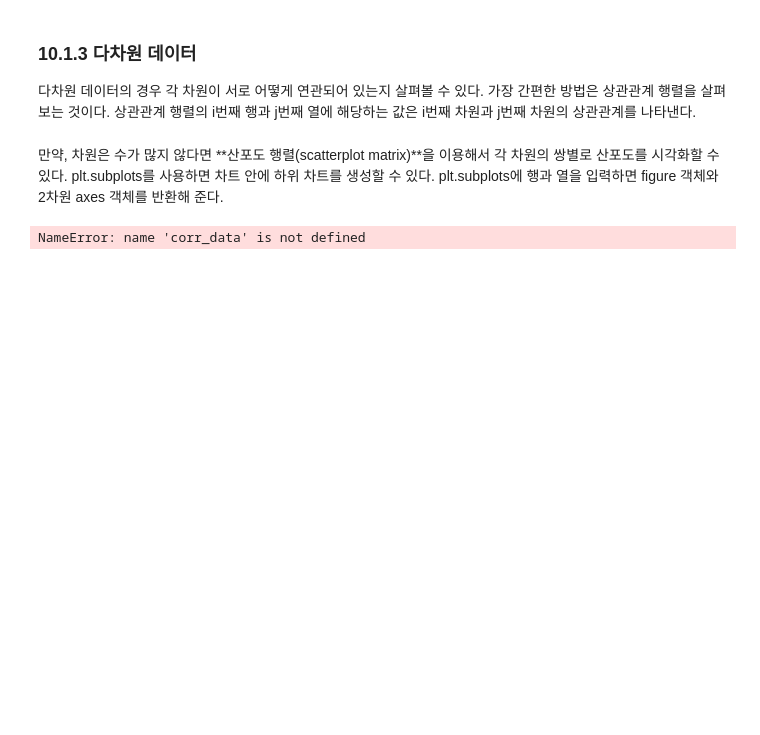
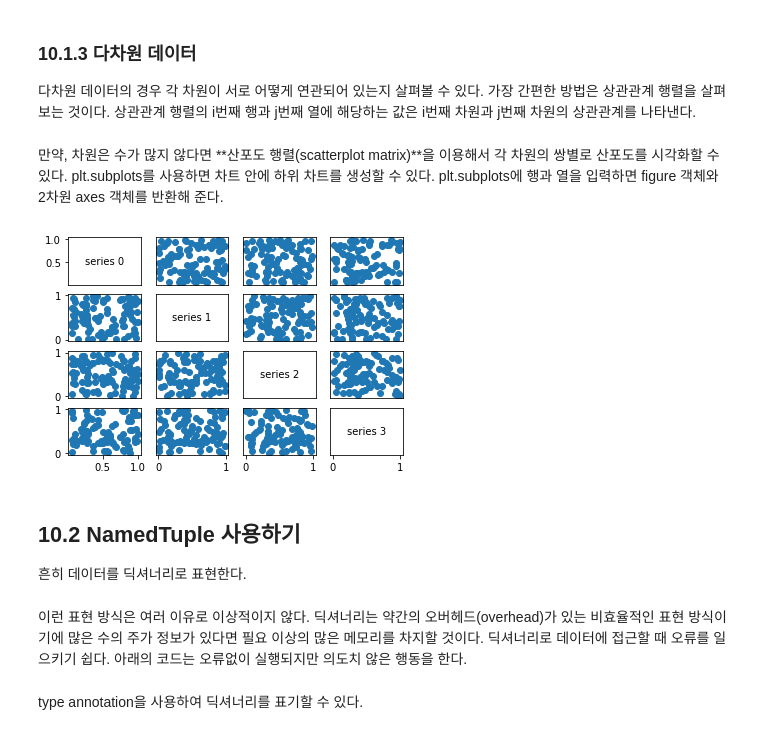
Before and after one commit to mskim94/TIL, a Jupyter notebook: 밑바닥부터 시작하는 데이터 과학/10장. 데이터 다루기.ipynb, the cells around one changed output. Saved outputs shown, nothing was run; the diff lists cells and outputs as text; code cells hidden in the pictures; blank space fills up the shorter version.

```diff
--- a/밑바닥부터 시작하는 데이터 과학/10장. 데이터 다루기.ipynb
+++ b/밑바닥부터 시작하는 데이터 과학/10장. 데이터 다루기.ipynb
@@ -171,21 +171,35 @@ def correlation_matrix(data: List[Vector]) -> Matrix:
 만약, 차원은 수가 많지 않다면 **산포도 행렬(scatterplot matrix)**을 이용해서 각 차원의 쌍별로 산포도를 시각화할 수 있다. plt.subplots를 사용하면 차트 안에 하위 차트를 생성할 수 있다. plt.subplots에 행과 열을 입력하면 figure 객체와 2차원 axes 객체를 반환해 준다.
 # %%
 # corr_data는 100차원 벡터 네 개를 포함하고 있는 리스트다.
+import numpy as np
+import random
+corr_data = [[np.random.random() for i in range(100)] for i in range(4)]
 num_vectors = len(corr_data)
 fig, ax = plt.subplots(num_vectors, num_vectors)
 
 for i in range(num_vectors):
     for j in range(num_vectors):
         # x축은 j번째 열을, y축은 i번째 행을 나타내는 산포도
         if i != j: ax[i][j].scatter(corr_data[j], corr_data[i])
 
         # 만약 i == j, series라는 제목 출력
         else: ax[i][j].annotate("series " + str(i), (0.5, 0.5),
                                xycoords = "axes fraction",
                                ha="center", va="center")
 
         # 왼쪽과 밑에 위치한 치트에만 축 레이블 명시
         if i < num_vectors - 1: ax[i][j].xaxis.set_visible(False)
-        if j
+        if j > 0: ax[i][j].yaxis.set_visible(False)
+
+# 밑에서 가장 오른쪽 그리고 왼쪽 가장 위에 위치한 차트 안에는 문자열만 있기 때문에
+# 축 레이블을 고정
+
+ax[-1][-1].set_xlim(ax[0][-1].get_xlim())
+ax[0][0].set_ylim(ax[0][1].get_ylim())
+
+plt.show()
 # %% [output]
-NameError: name 'corr_data' is not defined
+[figure, added]
+# %% [markdown]
+## 10.2 NamedTuple 사용하기
+흔히 데이터를 딕셔너리로 표현한다.
@@ -191,0 +211,3 @@ NameError: name 'corr_data' is not defined
+# %% [markdown]
+이런 표현 방식은 여러 이유로 이상적이지 않다. 딕셔너리는 약간의 오버헤드(overhead)가 있는 비효율적인 표현 방식이기에 많은 수의 주가 정보가 있다면 필요 이상의 많은 메모리를 차지할 것이다. 딕셔너리로 데이터에 접근할 때 오류를 일으키기 쉽다.
+아래의 코드는 오류없이 실행되지만 의도치 않은 행동을 한다.
@@ -191,0 +216,2 @@ NameError: name 'corr_data' is not defined
+# %% [markdown]
+type annotation을 사용하여 딕셔너리를 표기할 수 있다.
```
Also changed, not shown: parts of 39 cells of this notebook.
